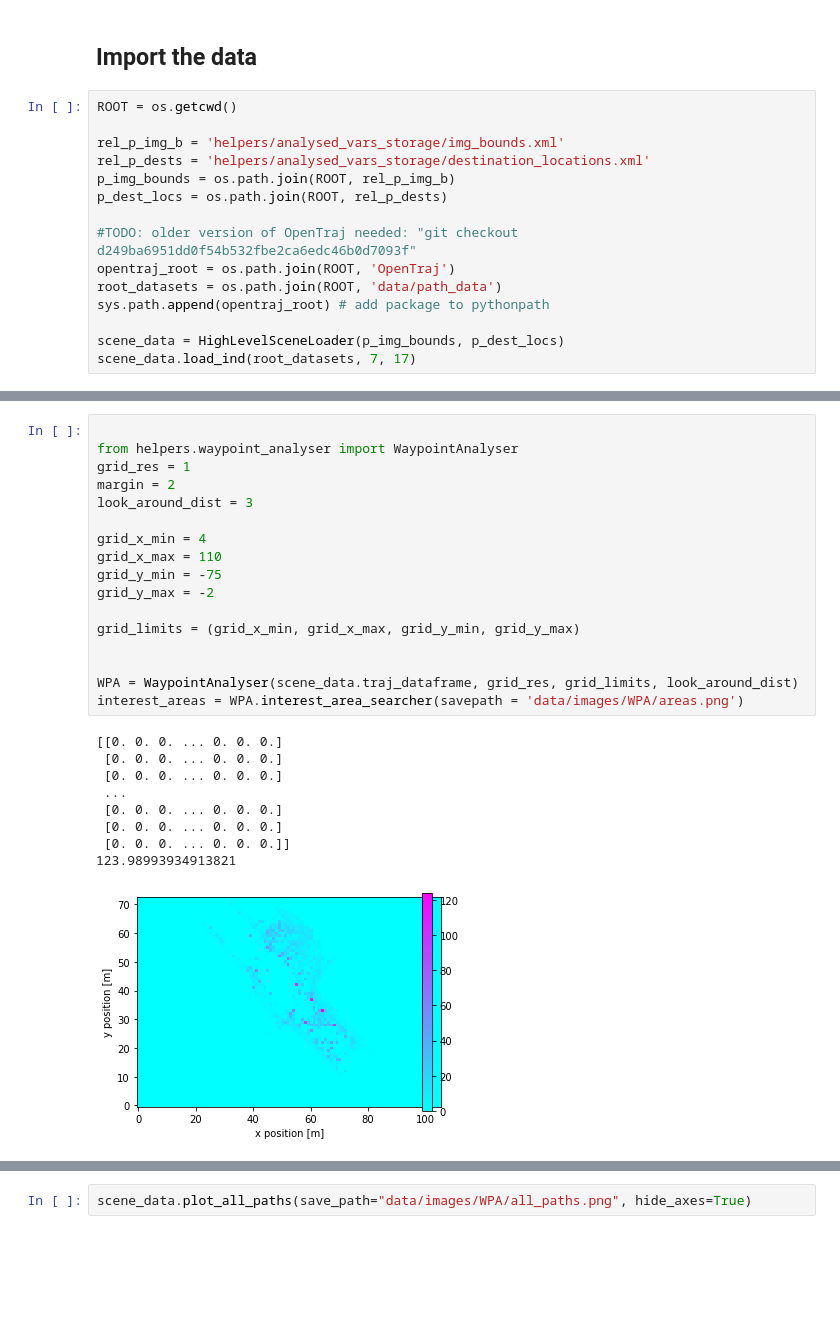
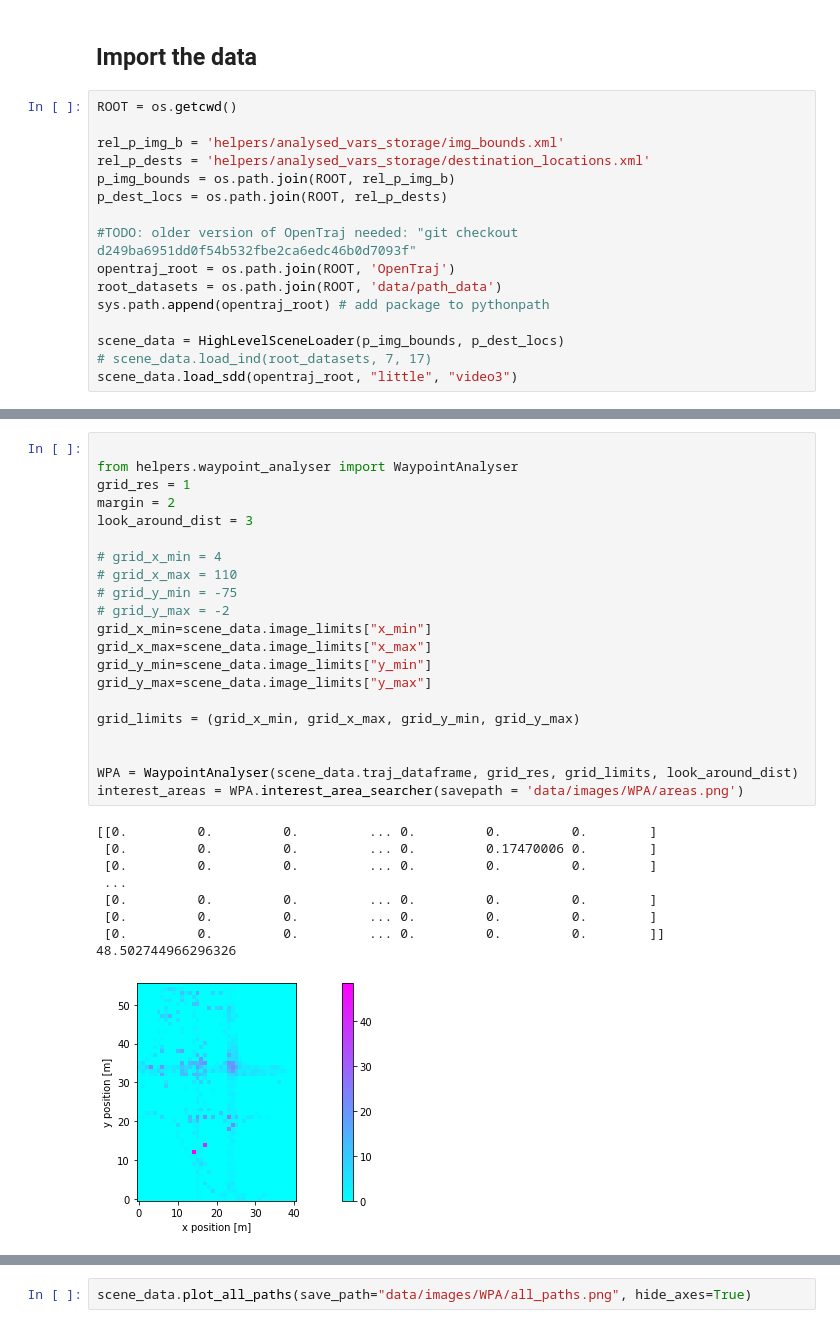
Before and after one commit to gitBram/vru_path_prediction, a Jupyter notebook: prediction_evaluation.ipynb, the cells around one changed output, grey strips where cells are left out. Cells and saved outputs as stored; diff of their text form; blank space fills up the shorter version.

```diff
--- a/prediction_evaluation.ipynb
+++ b/prediction_evaluation.ipynb
@@ -33,5 +34,6 @@ root_datasets = os.path.join(ROOT, 'data/path_data')
 sys.path.append(opentraj_root) # add package to pythonpath
 
 scene_data = HighLevelSceneLoader(p_img_bounds, p_dest_locs)
-scene_data.load_ind(root_datasets, 7, 17)
+# scene_data.load_ind(root_datasets, 7, 17)
+scene_data.load_sdd(opentraj_root, "little", "video3")
 # %% [output]
@@ -55,30 +42,34 @@ Index 17 and length 18106
 # %%
 
 from helpers.waypoint_analyser import WaypointAnalyser
 grid_res = 1
 margin = 2
 look_around_dist = 3
 
-grid_x_min = 4
-grid_x_max = 110
-grid_y_min = -75
-grid_y_max = -2
+# grid_x_min = 4
+# grid_x_max = 110
+# grid_y_min = -75
+# grid_y_max = -2
+grid_x_min=scene_data.image_limits["x_min"]
+grid_x_max=scene_data.image_limits["x_max"]
+grid_y_min=scene_data.image_limits["y_min"]
+grid_y_max=scene_data.image_limits["y_max"]
 
 grid_limits = (grid_x_min, grid_x_max, grid_y_min, grid_y_max)
 
 
 WPA = WaypointAnalyser(scene_data.traj_dataframe, grid_res, grid_limits, look_around_dist)
 interest_areas = WPA.interest_area_searcher(savepath = 'data/images/WPA/areas.png')
 # %% [output]
-[[0. 0. 0. ... 0. 0. 0.]
- [0. 0. 0. ... 0. 0. 0.]
- [0. 0. 0. ... 0. 0. 0.]
+[[0.         0.         0.         ... 0.         0.         0.        ]
+ [0.         0.         0.         ... 0.         0.17470006 0.        ]
+ [0.         0.         0.         ... 0.         0.         0.        ]
  ...
- [0. 0. 0. ... 0. 0. 0.]
- [0. 0. 0. ... 0. 0. 0.]
- [0. 0. 0. ... 0. 0. 0.]]
-123.98993934913821
+ [0.         0.         0.         ... 0.         0.         0.        ]
+ [0.         0.         0.         ... 0.         0.         0.        ]
+ [0.         0.         0.         ... 0.         0.         0.        ]]
+48.502744966296326
-[figure, old version]
+[figure, new version]
 # %%
 interest_points = WPA.interest_point_searcher(-interest_areas, savepath = 'data/images/WPA/points.png',
 min_dist = 4, thresh_rel=.2, kernel_size=3, hide_axes=True)
```
Also changed, not shown: parts of 5 cells of this notebook, 8 other files.
